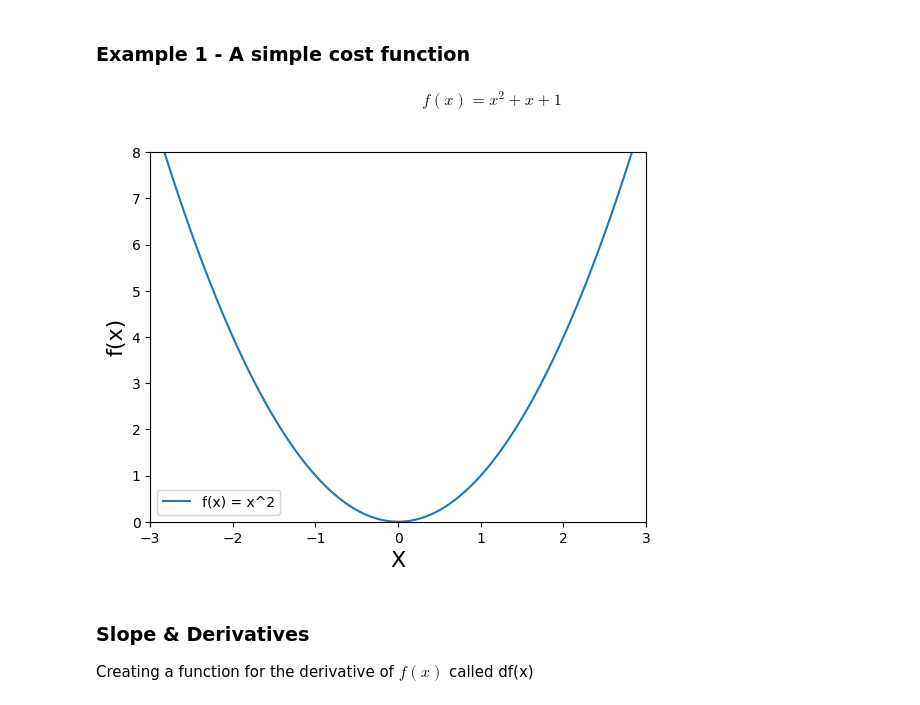
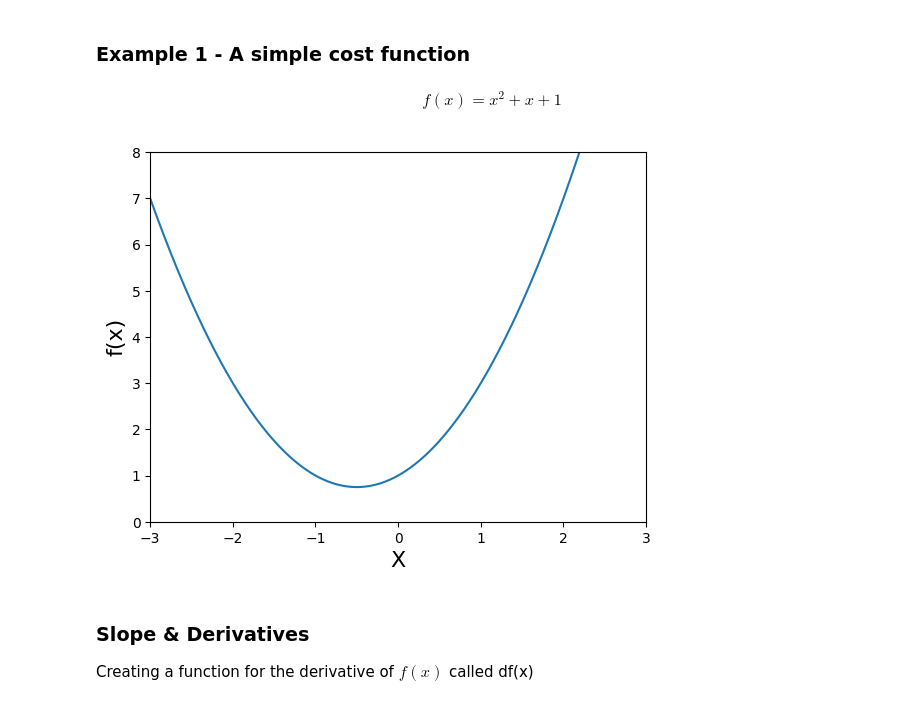
Before and after one commit to harshik25/FMML, a Jupyter notebook: FMML_2024_Module_04_Project.ipynb, the cells around one changed output. Cells and saved outputs as stored; diff of their text form; code cells hidden in the pictures.

```diff
--- a/FMML_2024_Module_04_Project.ipynb
+++ b/FMML_2024_Module_04_Project.ipynb
@@ -33,23 +33,15 @@ def f(x):
 # Make Data
 x_1 = np.linspace(start=-3, stop=3, num=500)
 # %%
-import matplotlib.pyplot as plt
-import numpy as np
-
-# Define the range of x-values and the function
-x_1 = np.linspace(-3, 3, 100)  # 100 points between -3 and 3
-f_x = x_1**2  # f(x) = x^2
-
-# Set up the plot
+# Plot
 plt.xlim(-3, 3)
 plt.ylim(0, 8)
 plt.xlabel('X', fontsize=16)
 plt.ylabel('f(x)', fontsize=16)
-plt.plot(x_1, f_x, label="f(x) = x^2")  # Adding a label for the function
-plt.legend()  # Show the legend
+plt.plot(x_1, f(x_1))
 plt.show()
 # %% [output]
-[figure, old version]
+[figure, new version]
 # %% [markdown]
 ### Slope & Derivatives
 
```
Also changed, not shown: parts of 33 cells of this notebook.
